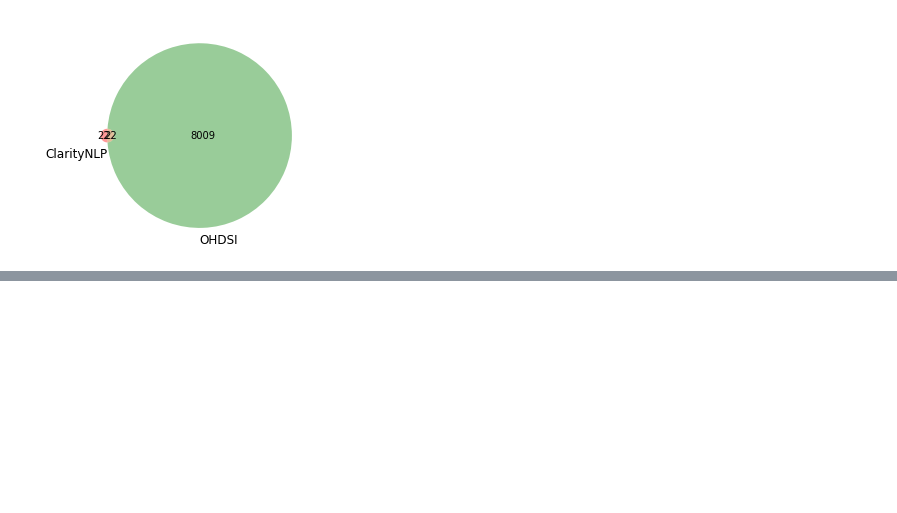
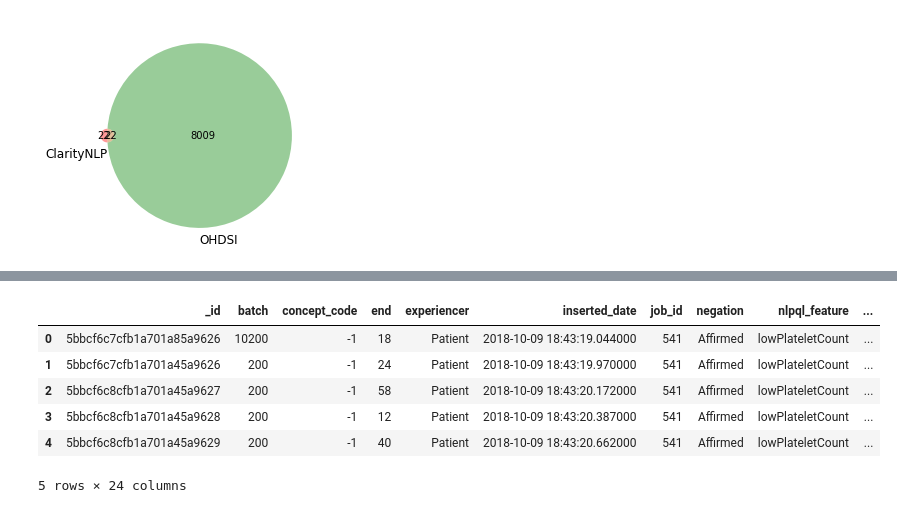
Before and after one commit to ClarityNLP/ClarityNLP, a Jupyter notebook: notebooks/cooking/Cooking_with_ClarityNLP_101018.ipynb, the cells around one changed output, grey strips where cells are left out. Drawn from its saved outputs; the diff is of its cells as text; code cells hidden in the pictures; blank space fills up the shorter version.

```diff
--- a/notebooks/cooking/Cooking_with_ClarityNLP_101018.ipynb
+++ b/notebooks/cooking/Cooking_with_ClarityNLP_101018.ipynb
@@ -331,0 +387,11 @@ This is an introductory example on how to compare OHDSI and ClarityNLP. We'll di
+# %%
+bakeoff_main_csv_df = pd.read_csv('http://18.220.133.76:5000/job_results/541/phenotype')
+bakeoff_main_csv_df.head()
+# %% [output]
+|  | _id | batch | concept_code | end | experiencer | inserted_date | job_id | negation | nlpql_feature | ... |
+| 0 | 5bbcf6c7cfb1a701a85a9626 | 10200 | -1 | 18 | Patient | 2018-10-09 18:43:19.044000 | 541 | Affirmed | lowPlateletCount | ... |
+| 1 | 5bbcf6c7cfb1a701a45a9626 | 200 | -1 | 24 | Patient | 2018-10-09 18:43:19.970000 | 541 | Affirmed | lowPlateletCount | ... |
+| 2 | 5bbcf6c8cfb1a701a45a9627 | 200 | -1 | 58 | Patient | 2018-10-09 18:43:20.172000 | 541 | Affirmed | lowPlateletCount | ... |
+| 3 | 5bbcf6c8cfb1a701a45a9628 | 200 | -1 | 12 | Patient | 2018-10-09 18:43:20.387000 | 541 | Affirmed | lowPlateletCount | ... |
+| 4 | 5bbcf6c8cfb1a701a45a9629 | 200 | -1 | 40 | Patient | 2018-10-09 18:43:20.662000 | 541 | Affirmed | lowPlateletCount | ... |
+5 rows × 24 columns
```
Also changed, not shown: parts of 18 cells of this notebook, 1 other file.
